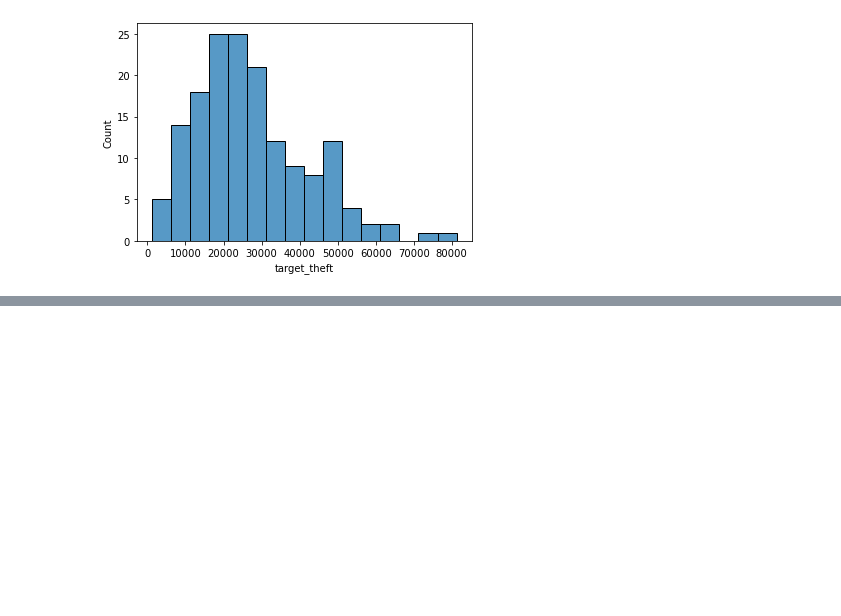
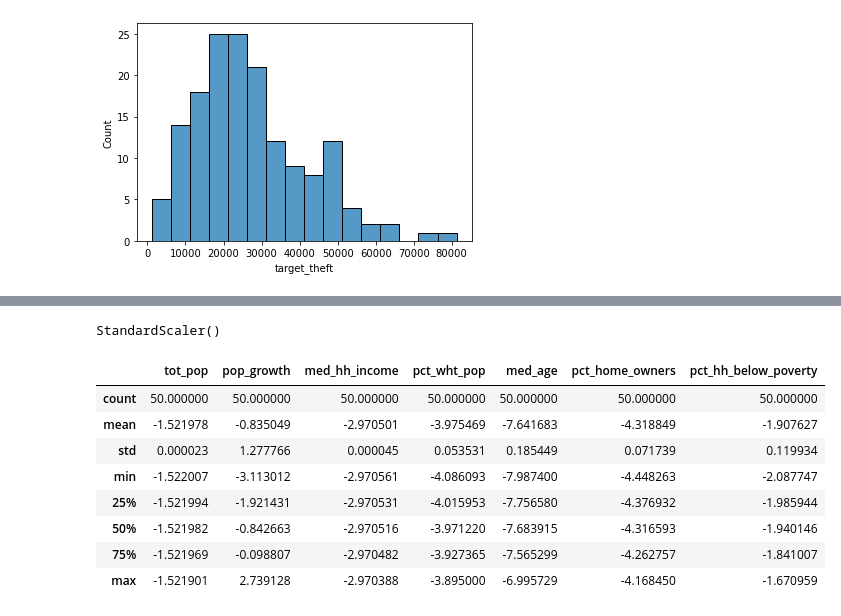
Before and after one commit to FloobtheGreat/IPy_Notebooks, a Jupyter notebook: Analyses/Store_Shrink_Modeling.ipynb, the cells around one changed output, grey strips where cells are left out. Drawn from its saved outputs; the diff is of its cells as text; code cells hidden in the pictures; blank space fills up the shorter version.

```diff
--- a/Analyses/Store_Shrink_Modeling.ipynb
+++ b/Analyses/Store_Shrink_Modeling.ipynb
@@ -51,6 +53,14 @@ Index(['target_theft', 'target_total_shrink', 'tot_pop', 'pop_growth',
        'med_hh_income', 'pct_wht_pop', 'med_age', 'pct_home_owners',
        'pct_hh_below_poverty'],
       dtype='object')
+# %%
+collistX = ['tot_pop', 'pop_growth',
+       'med_hh_income', 'pct_wht_pop', 'med_age', 'pct_home_owners',
+       'pct_hh_below_poverty']
+
+collistY = ['target_theft']
+
+X_train, X_test, y_train, y_test = train_test_split(data[collistX], data[collistY], test_size=0.33, random_state=42)
 # %%
 corr = data.corr()
 
@@ -87,0 +83,26 @@ sns.histplot(data=data, x='target_theft', binwidth=5000)
+# %%
+scalerX = StandardScaler()
+scalerX.fit(X_train)
+
+scalery = StandardScaler()
+scalery.fit(y_train)
+# %% [output]
+StandardScaler()
+# %%
+X_train = pd.DataFrame(scalerX.transform(X_train.values), columns = collistX)
+X_test = pd.DataFrame(scalerX.transform(X_test.values), columns = collistX)
+
+y_train = pd.DataFrame(scalery.transform(y_train.values), columns=collistY)
+y_test = pd.DataFrame(scalery.transform(y_test.values), columns=collistY)
+# %%
+X_test.describe()
+# %% [output]
+|  | tot_pop | pop_growth | med_hh_income | pct_wht_pop | med_age | pct_home_owners | pct_hh_below_poverty |
+| count | 50.000000 | 50.000000 | 50.000000 | 50.000000 | 50.000000 | 50.000000 | 50.000000 |
+| mean | -1.521978 | -0.835049 | -2.970501 | -3.975469 | -7.641683 | -4.318849 | -1.907627 |
+| std | 0.000023 | 1.277766 | 0.000045 | 0.053531 | 0.185449 | 0.071739 | 0.119934 |
+| min | -1.522007 | -3.113012 | -2.970561 | -4.086093 | -7.987400 | -4.448263 | -2.087747 |
+| 25% | -1.521994 | -1.921431 | -2.970531 | -4.015953 | -7.756580 | -4.376932 | -1.985944 |
+| 50% | -1.521982 | -0.842663 | -2.970516 | -3.971220 | -7.683915 | -4.316593 | -1.940146 |
+| 75% | -1.521969 | -0.098807 | -2.970482 | -3.927365 | -7.565299 | -4.262757 | -1.841007 |
+| max | -1.521901 | 2.739128 | -2.970388 | -3.895000 | -6.995729 | -4.168450 | -1.670959 |
```
Also changed, not shown: parts of 2 cells of this notebook, 2 other files.
